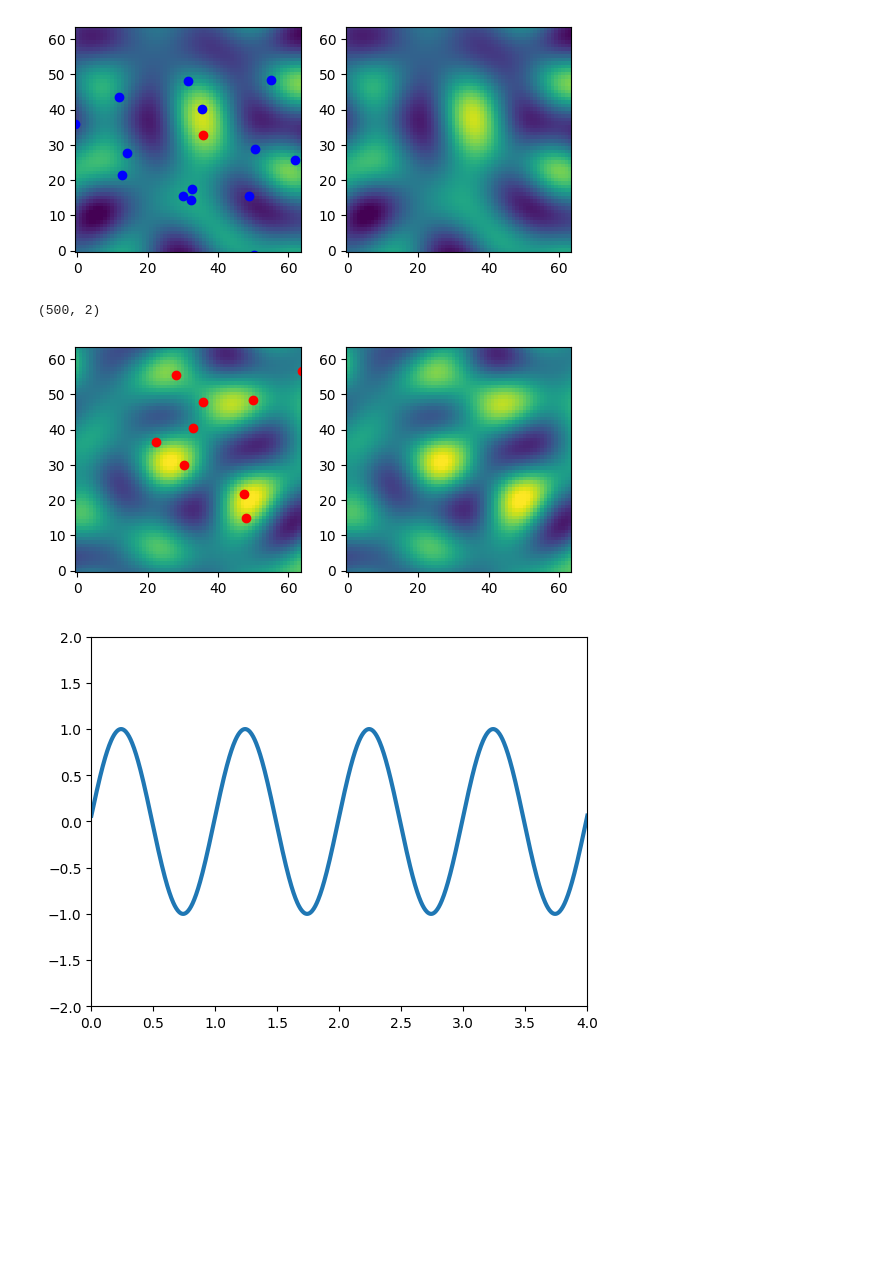
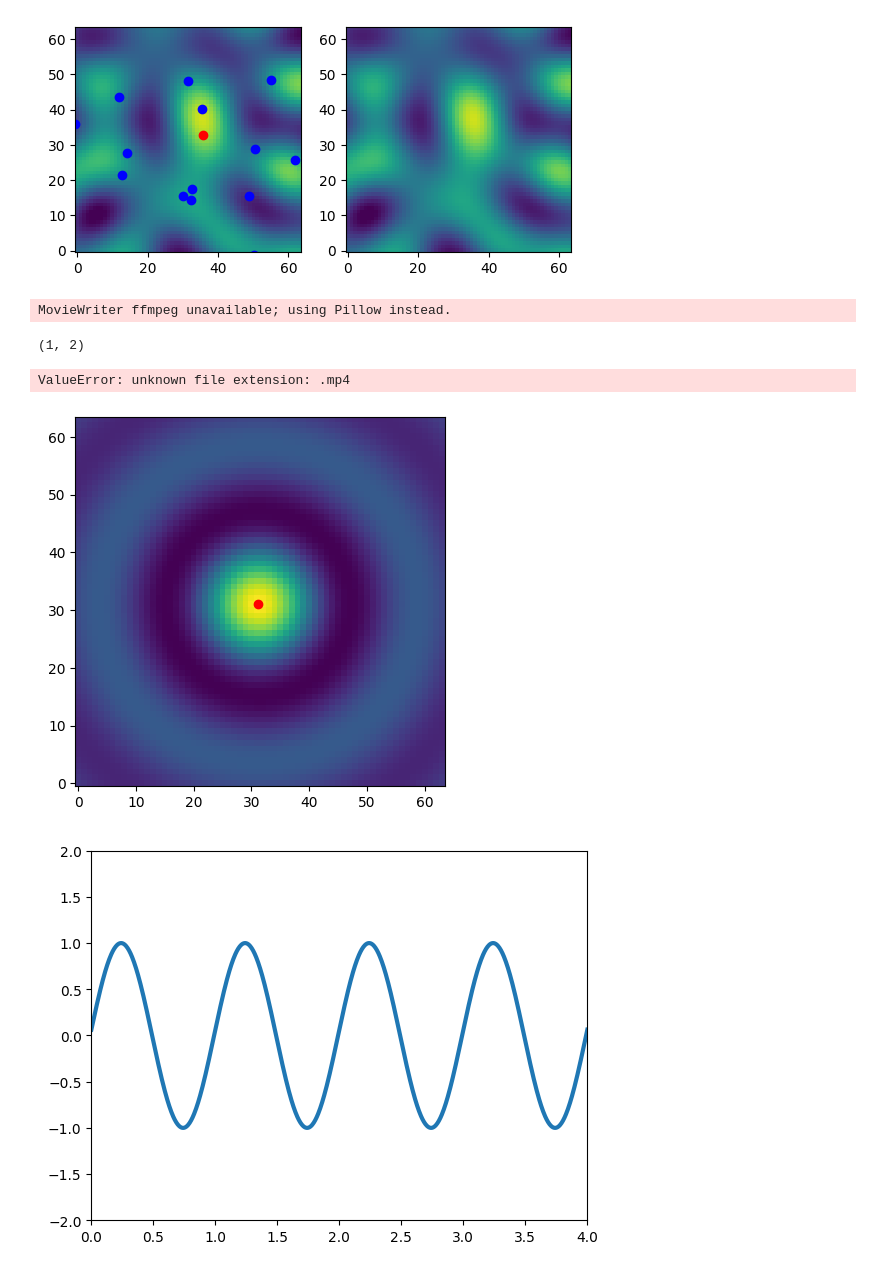
Before and after one commit to luzny274/DeepLearning_iSCAT, a Jupyter notebook: Convolution_Benchmark/Visualizations.ipynb, the cells around one changed output. Cells and saved outputs as stored; diff of their text form; code cells hidden in the pictures; blank space fills up the shorter version.

```diff
--- a/Convolution_Benchmark/Visualizations.ipynb
+++ b/Convolution_Benchmark/Visualizations.ipynb
@@ -41,7 +41,7 @@ Sample width:  448
 
 FOV_edge = sample_size_px / 2 - camera_fov_px / 2
 
-sample_count = 1000
+# sample_count = 1000
 sample_count = 1
 
 
@@ -78,26 +129,4 @@ conv_calc = SpConv.ConvolutionCalculator_fl32(PSF_subpx, optimized_thread_cnt, v
 # %%
-particle_count = exParticle_count * sample_count
-
-poss = GenParticlePositions(exD, particle_count, steps, True)
-
-
-last_mean_x = poss[:, -1, 0].mean()
-last_mean_y = poss[:, -1, 1].mean()
-
-##Put the last pt in center
-# poss[:, -1, 0] -= last_mean_x - 32
-# poss[:, -1, 1] -= last_mean_y - 32
-
-# print(last_mean_x, last_mean_y)
-# print(poss[:, -1, :])
-
-##Remove NPs in FOV
-# xc_in_sight = (poss[:, :, 0] > 0) & (poss[:, :, 0] < camera_fov_px)
-# yc_in_sight = (poss[:, :, 1] > 0) & (poss[:, :, 1] < camera_fov_px)
-# pt_in_sight = xc_in_sight & yc_in_sight
-# pt_in_sight_inds = np.nonzero(pt_in_sight)
-# poss[:, pt_in_sight_inds[1], :] = -100000
-
 
 sample_sizes = np.full((sample_count), exParticle_count, dtype=np.int32)
 
@@ -239,45 +272,47 @@ step = 0
 fig = plt.figure()
 imgs = samples[sample_cur]
 
-plt.subplot(1, 2, 1)
-im1 = plt.imshow(imgs[step, :, :], animated=True)
+# plt.subplot(1, 2, 1)
+im1 = plt.imshow(imgs[step, :, :])
 plt.axis([-0.5, camera_fov_px-0.5, -0.5, camera_fov_px-0.5])
 
 
 begin = sample_inds[sample_cur]
 end = begin + sample_sizes[sample_cur]
 
 x = poss[step, begin:end, 1]
 y = poss[step, begin:end, 0]
 scat = plt.scatter(x,y, c="red")
 
-plt.subplot(1, 2, 2)
-im2 = plt.imshow(imgs[step, :, :], animated=True)
-plt.axis([-0.5, camera_fov_px-0.5, -0.5, camera_fov_px-0.5])
+# plt.subplot(1, 2, 2)
+# im2 = plt.imshow(imgs[step, :, :])
+# plt.axis([-0.5, camera_fov_px-0.5, -0.5, camera_fov_px-0.5])
 
 print(np.array([x, y]).T.shape)
 
 def updatefig(args):
     global step
     step += 1
     step %= steps
     im1.set_array(imgs[step, :, :])
-    im2.set_array(imgs[step, :, :])
+#     im2.set_array(imgs[step, :, :])
 
 
     begin = sample_inds[sample_cur]
     end = begin + sample_sizes[sample_cur]
 
     x = poss[step, begin:end, 1]
     y = poss[step, begin:end, 0]
     scat.set_offsets(np.array([x, y]).T)
-    return im1, scat, im2
+    return im1, scat#, im2
 
 anim = animation.FuncAnimation(fig, updatefig, interval=100, blit=True, repeat = True, frames = steps)
 anim.save('visualizations/NPs_in_sight.mp4', writer = 'ffmpeg', fps = 30)
 # %% [output]
-(500, 2)
+MovieWriter ffmpeg unavailable; using Pillow instead.
+(1, 2)
+ValueError: unknown file extension: .mp4
-[figure, old version]
+[figure, new version]
 # %%
 from matplotlib import pyplot as plt
 import numpy as np
```
Also changed, not shown: parts of 5 cells of this notebook.
